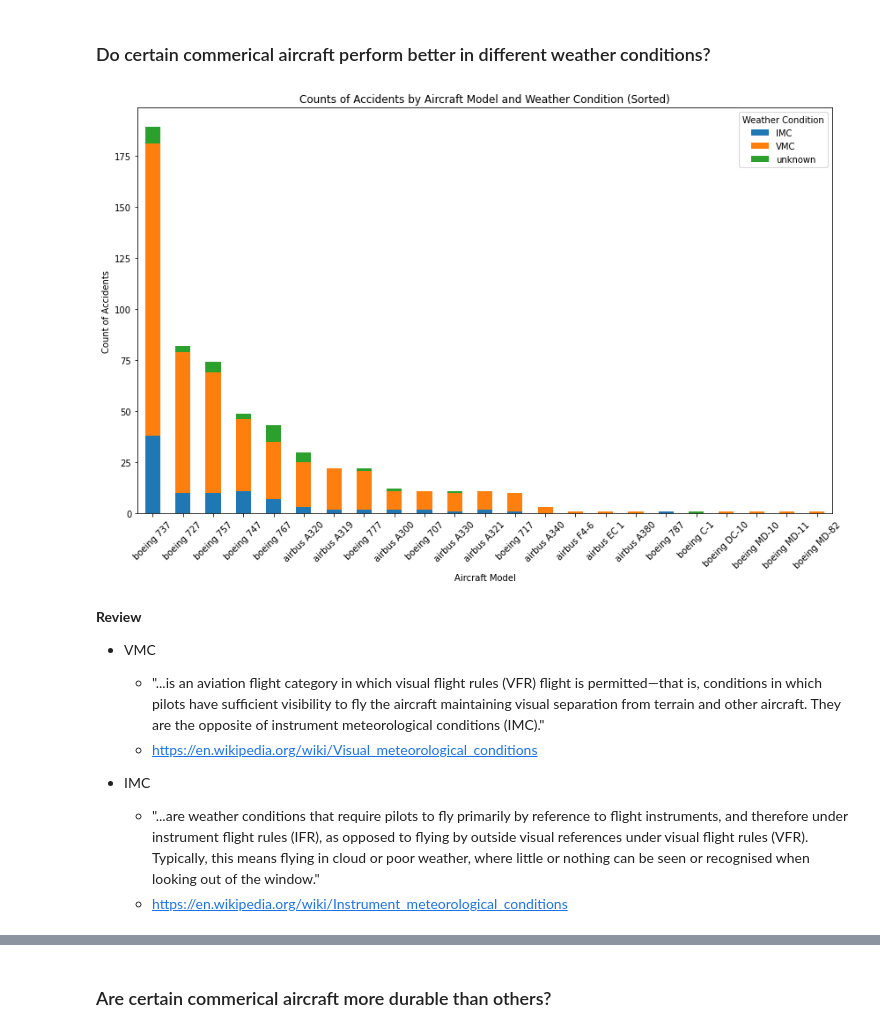
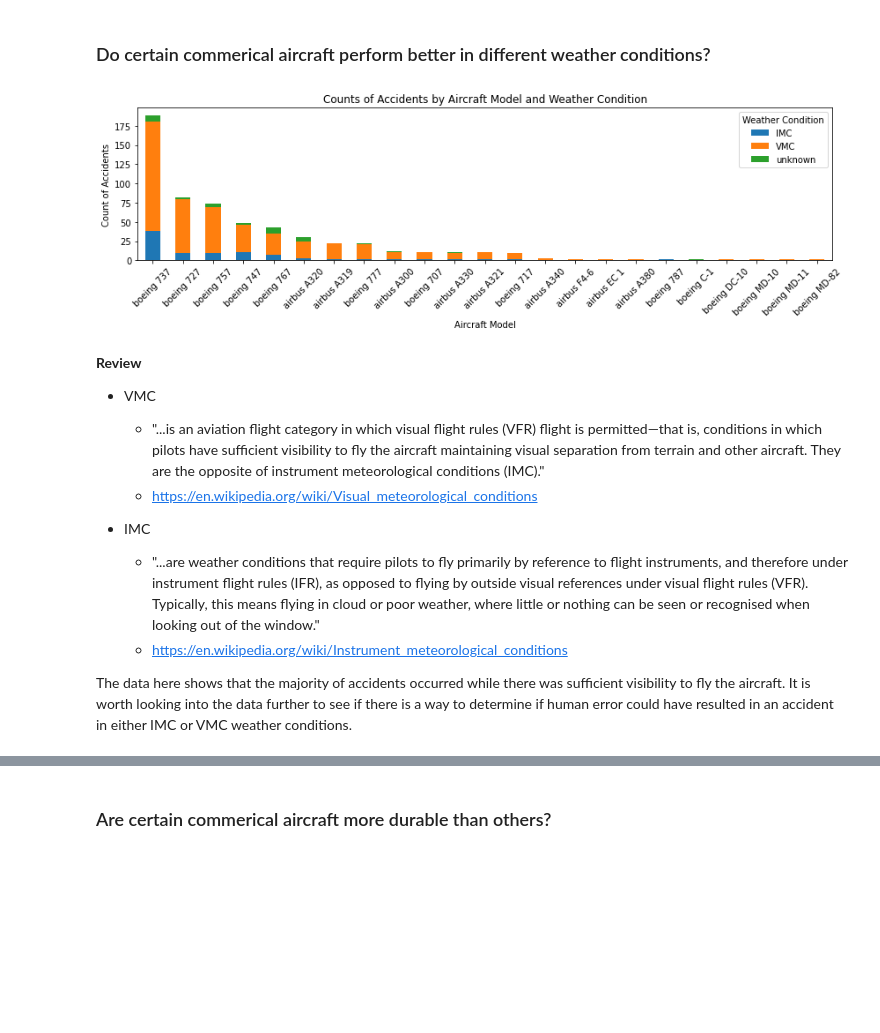
Before and after one commit to Haoweee/Phase-1-Project-1, a Jupyter notebook: combined_eda.ipynb, the cells around one changed output, grey strips where cells are left out. Saved outputs shown, nothing was run; the diff lists cells and outputs as text; code cells hidden in the pictures; blank space fills up the shorter version.

```diff
--- a/combined_eda.ipynb
+++ b/combined_eda.ipynb
@@ -678,3 +728,6 @@ aviation_df['injury_severity'] = aviation_df['injury_severity'].apply(lambda x:
+# %%
+# Create a new column 'human_error' with binary labels based on 'investigation_type'
+aviation_df['human_error'] = aviation_df['investigation_type'].str.contains('pilot', case=False) | aviation_df['investigation_type'].str.contains('instructor', case=False)
 # %% [markdown]
 ##### make
 # %%
@@ -1444,27 +1498,27 @@ airbus_v_boeing_df = aviation_df[
 # %%
 # Group the data by 'make_model' and 'weather_condition', count values, convert to single index DataFrame
 weather_counts = airbus_v_boeing_df.groupby(['make_model', 'weather_condition']).size().unstack()
 
 # Sum the counts of the columns ('make_model' by 'weather_condition')
 weather_counts_total = weather_counts.sum(axis=1)
 
 # Sort the total counts in descending order
 weather_counts_total_sorted = weather_counts_total.sort_values(ascending=False)
 
 # Sorts the weather_counts df by using the indexes of the series weather_counts_total_sorted
 weather_counts_sorted = weather_counts.loc[weather_counts_total_sorted.index]
 
 # Plotting
-weather_counts_sorted.plot(kind='bar', stacked=True, figsize=(12, 8))
-plt.title('Counts of Accidents by Aircraft Model and Weather Condition (Sorted)')
+weather_counts_sorted.plot(kind='bar', stacked=True, figsize=(12, 4))
+plt.title('Counts of Accidents by Aircraft Model and Weather Condition')
 plt.xlabel('Aircraft Model')
 plt.ylabel('Count of Accidents')
 plt.xticks(rotation=45)
 plt.legend(title='Weather Condition')
 plt.tight_layout()
 plt.show();
 # %% [output]
-[figure, old version]
+[figure, new version]
 # %% [markdown]
 **Review**
 
@@ -1475,3 +1529,5 @@ plt.show();
 - IMC
      - "...are weather conditions that require pilots to fly primarily by reference to flight instruments, and therefore under instrument flight rules (IFR), as opposed to flying by outside visual references under visual flight rules (VFR). Typically, this means flying in cloud or poor weather, where little or nothing can be seen or recognised when looking out of the window."
      - https://en.wikipedia.org/wiki/Instrument_meteorological_conditions
+
+The data here shows that the majority of accidents occurred while there was sufficient visibility to fly the aircraft. It is worth looking into the data further to see if there is a way to determine if human error could have resulted in an accident in either IMC or VMC weather conditions.
```
Also changed, not shown: parts of 12 cells of this notebook, 3 other files.
